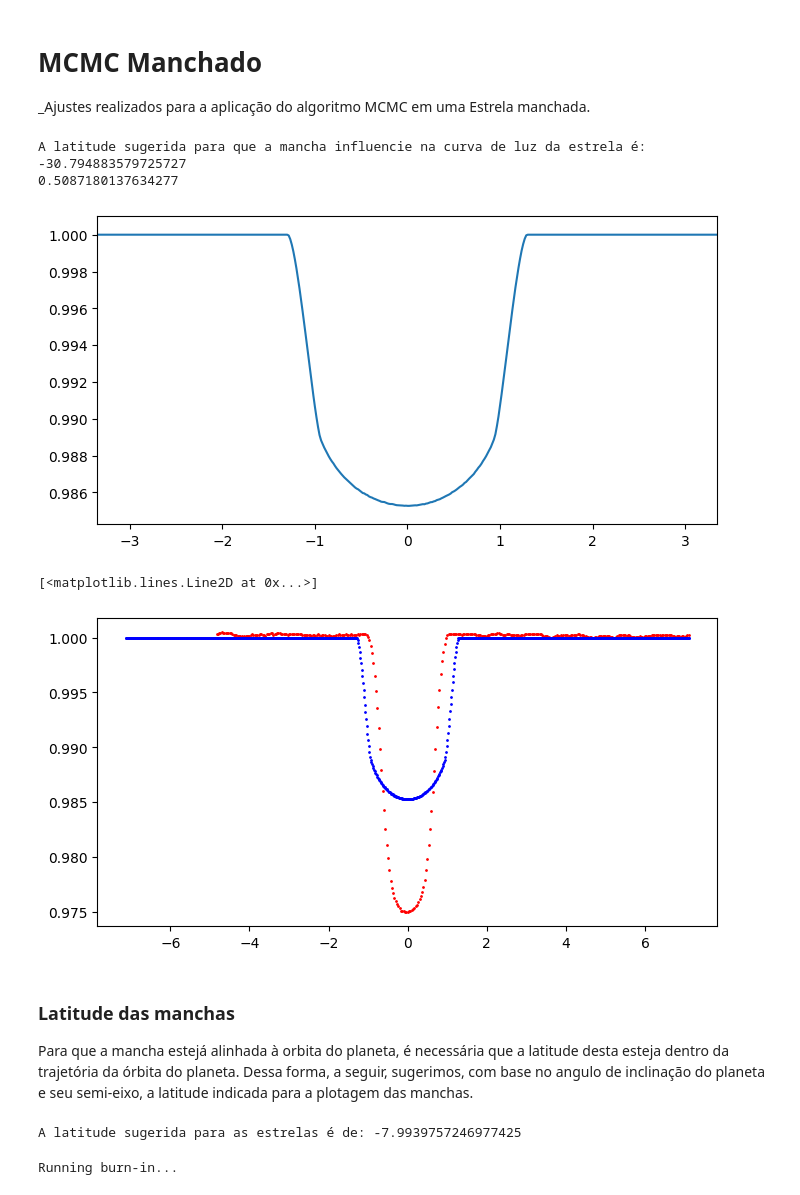
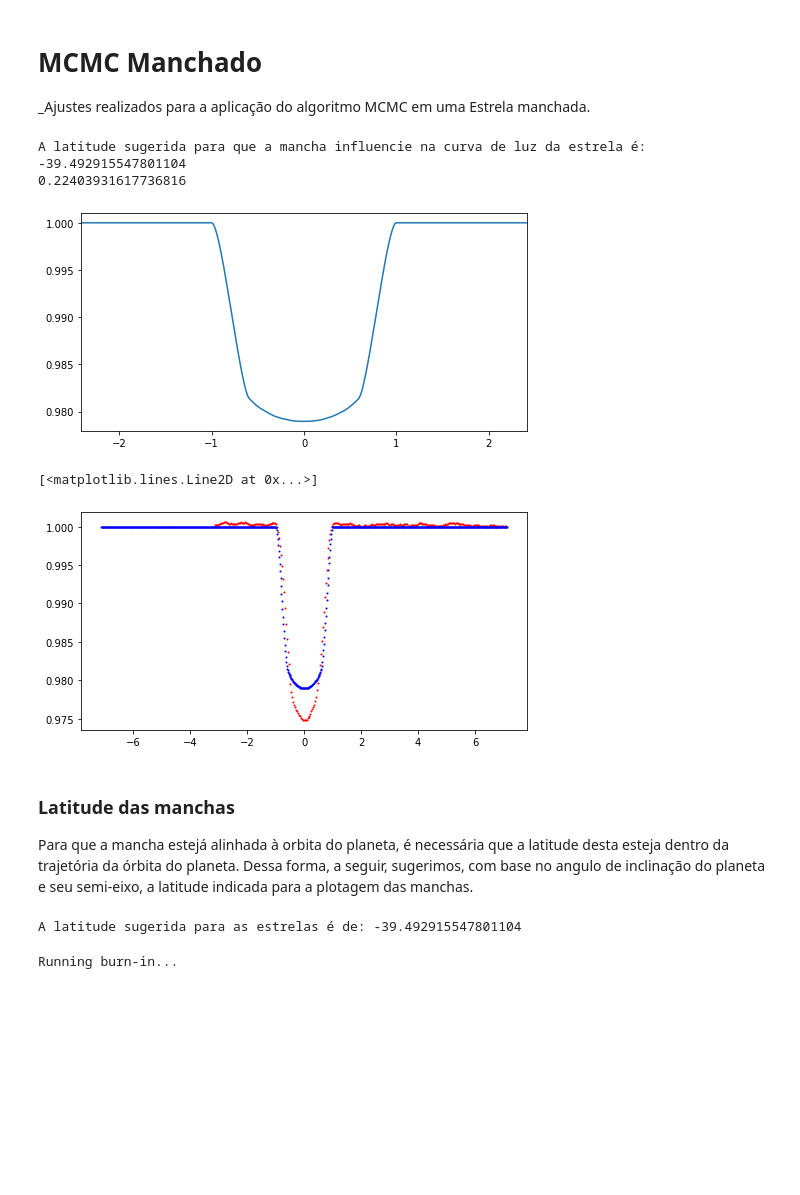
Before and after one commit to Transit-Model-CRAAM/eclipse-model-CME, a Jupyter notebook: Eclipse/main.ipynb, the cells around one changed output. Drawn from its saved outputs; the diff is of its cells as text; code cells hidden in the pictures; blank space fills up the shorter version.

```diff
--- a/Eclipse/main.ipynb
+++ b/Eclipse/main.ipynb
@@ -202,15 +202,21 @@ longitude = 40
 mancha = Estrela.Mancha(intensidade, raio_mancha, latitude, longitude)
 # %%
 # Parâmetros resultados no primeiro mcmc (Sem manchas)
-u1 = 0.49
-u2 = 0.09
-semiEixoUA = 0.02
-anguloInclinacao = 88
-raioPlanJup = 1.03
+u1 = 7.90302054e-01
+u2 = 8.28330399e-02
+semi_eixo_UA = 2.45788752e-02
+angulo_inclinacao = 8.79555241e+01
+raio_plan_Jup = 1.37301869e+00
 
-rsun = 1.
-periodo = 1.
-raioStar, raioPlanetaRstar, semiEixoRaioStar = converte(rsun,raioPlanJup,semiEixoUA)
+# u1 = 0.377
+# u2 = 0.024
+# semi_eixo_UA = 0.031
+# angulo_inclinacao = 85.51 #em graus
+# raio_plan_Jup = 1.138
+
+rsun = 0.805
+periodo = 2.219 # em dias
+raioStar, raioPlanetaRstar, semiEixoRaioStar = converte(rsun,raio_plan_Jup,semi_eixo_UA)
 
 # Adicionando manchas na estrela
 estrela_= Estrela(373, rsun, 240., u1, u2, 856)
@@ -218,50 +224,46 @@ estrela_.addMancha(mancha)
 
 
 Nx = estrela_.getNx()
 Ny = estrela_.getNy()
 raioEstrelaPixel = estrela_.getRaioStar()
 
 # Criando planeta
-periodo = 2.219 # em dias
-angulo_inclinacao = 85.51  # em graus
 ecc = 0 # excentricidade
 anomalia = 0 # anomalia
-raio_plan_Jup = 1.138 # em relação ao raio de jupiter
-semi_eixo_UA = 0.031 # UA
 mass_planeta = 1.138 #em relacao ao R de jupiter
 
 planeta_= Planeta(semi_eixo_UA, raio_plan_Jup, periodo, angulo_inclinacao, ecc, anomalia, estrela_.getRaioSun(), mass_planeta)
 
 # Criando eclipse
 eclipse = Eclipse(Nx, Ny, raioEstrelaPixel, estrela_, planeta_)
 latsugerida = eclipse.calculaLatMancha()
 
 estrela_matriz = estrela_.getMatrizEstrela()
 eclipse.setEstrela(estrela_matriz)
 
 eclipse.setTempoHoras(1)
 eclipse.criarEclipse(cme = False, anim = False)
 
 ### Plotagem de resultados ####
 plt.rcParams['figure.figsize']= 8, 4
 graf1,ax = plt.subplots()
 
 ax.plot(time_phased, smoothed_LC, "r.", ms = 2)
 ax.plot(ts_model, eclipse.getCurvaLuz(), "b.", ms = 2)
 # %% [output]
-A latitude sugerida para que a mancha influencie na curva de luz da estrela é: -30.794883579725727
-0.5087180137634277
+A latitude sugerida para que a mancha influencie na curva de luz da estrela é: -39.492915547801104
+0.22403931617736816
-[figure, old version]
+[figure, new version]
 [<matplotlib.lines.Line2D at 0x...>]
-[figure, old version]
+[figure, new version]
 # %% [markdown]
 ### Latitude das manchas
 Para que a mancha estejá alinhada à orbita do planeta, é necessária que a latitude desta esteja dentro da trajetória da órbita do planeta. Dessa forma, a seguir, sugerimos, com base no angulo de inclinação do planeta e seu semi-eixo, a latitude indicada para a plotagem das manchas.
 # %%
-latsugerida = calculaLat(semiEixoRaioStar,anguloInclinacao)
+latsugerida = calculaLat(semiEixoRaioStar,angulo_inclinacao)
 print("A latitude sugerida para as estrelas é de:", latsugerida)
 # %% [output]
-A latitude sugerida para as estrelas é de: -7.9939757246977425
+A latitude sugerida para as estrelas é de: -39.492915547801104
 # %%
 nwalkers = 50
 niter = 30
```
Also changed, not shown: parts of 4 cells of this notebook.
